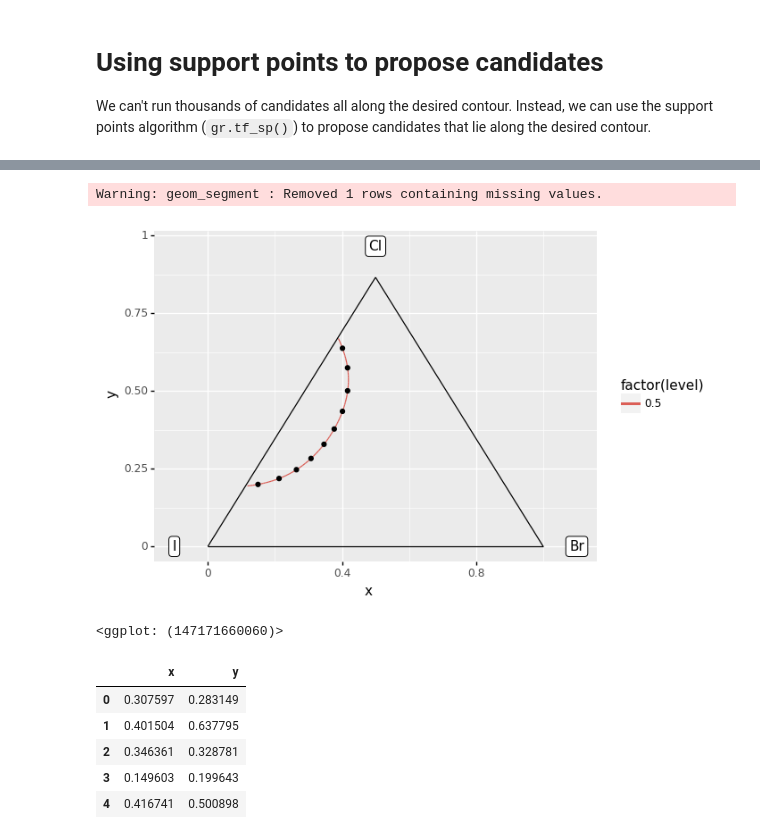
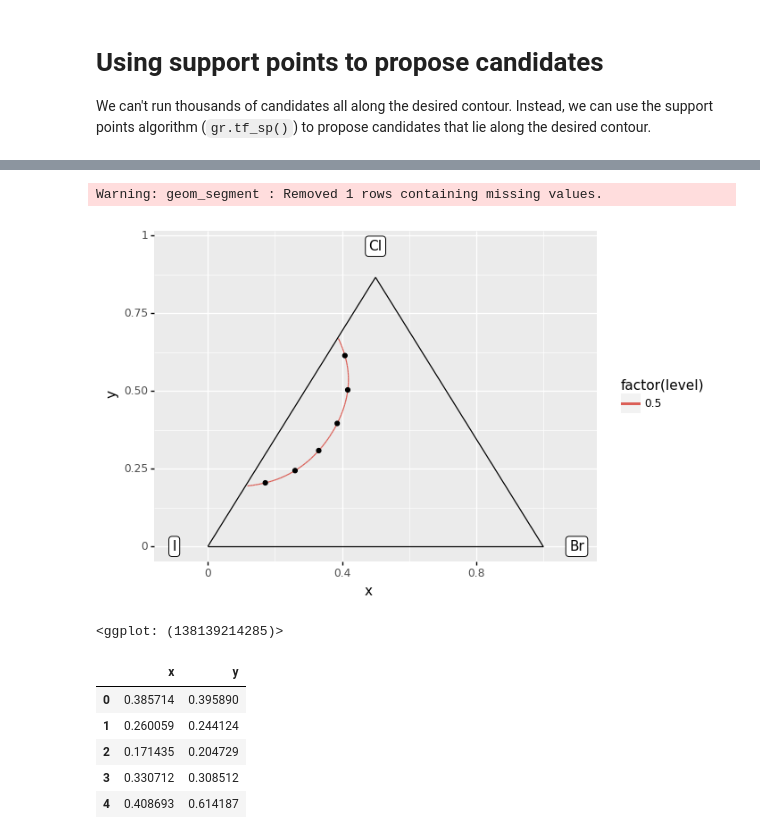
Before and after one commit to kaybr24/perovskite-solar, a Jupyter notebook: Triple Halide Contour Map.ipynb, the cells around one changed output, grey strips where cells are left out. Saved outputs shown, nothing was run; the diff lists cells and outputs as text; code cells hidden in the pictures.

```diff
--- a/Triple Halide Contour Map.ipynb
+++ b/Triple Halide Contour Map.ipynb
@@ -334,7 +334,7 @@ df_sp = (
     df_contour
     # Will need to select the 0.5 probability contour *only*
     >> gr.tf_sp(
-        n=10,           # Number of candidates
+        n=6,           # Number of candidates
         var=["x", "y"], # Target variables
     )
 )
@@ -359,15 +359,16 @@ tran_sp finished in 36 iterations with distance criterion 8.854e-04
 Warning: geom_segment : Removed 1 rows containing missing values.
-[figure, old version]
+[figure, new version]
-<ggplot: (147171660060)>
+<ggplot: (138139214285)>
 # %%
 df_sp.head()
 #These are in barycentric x,y coordinates
+#Supports single phase mapping question
 # %% [output]
 |  | x | y |
-| 0 | 0.307597 | 0.283149 |
-| 1 | 0.401504 | 0.637795 |
-| 2 | 0.346361 | 0.328781 |
-| 3 | 0.149603 | 0.199643 |
-| 4 | 0.416741 | 0.500898 |
+| 0 | 0.385714 | 0.395890 |
+| 1 | 0.260059 | 0.244124 |
+| 2 | 0.171435 | 0.204729 |
+| 3 | 0.330712 | 0.308512 |
+| 4 | 0.408693 | 0.614187 |
 # %%
 #Here are points calculated with percent compositions of each halide
```
Also changed, not shown: parts of 12 cells of this notebook.
